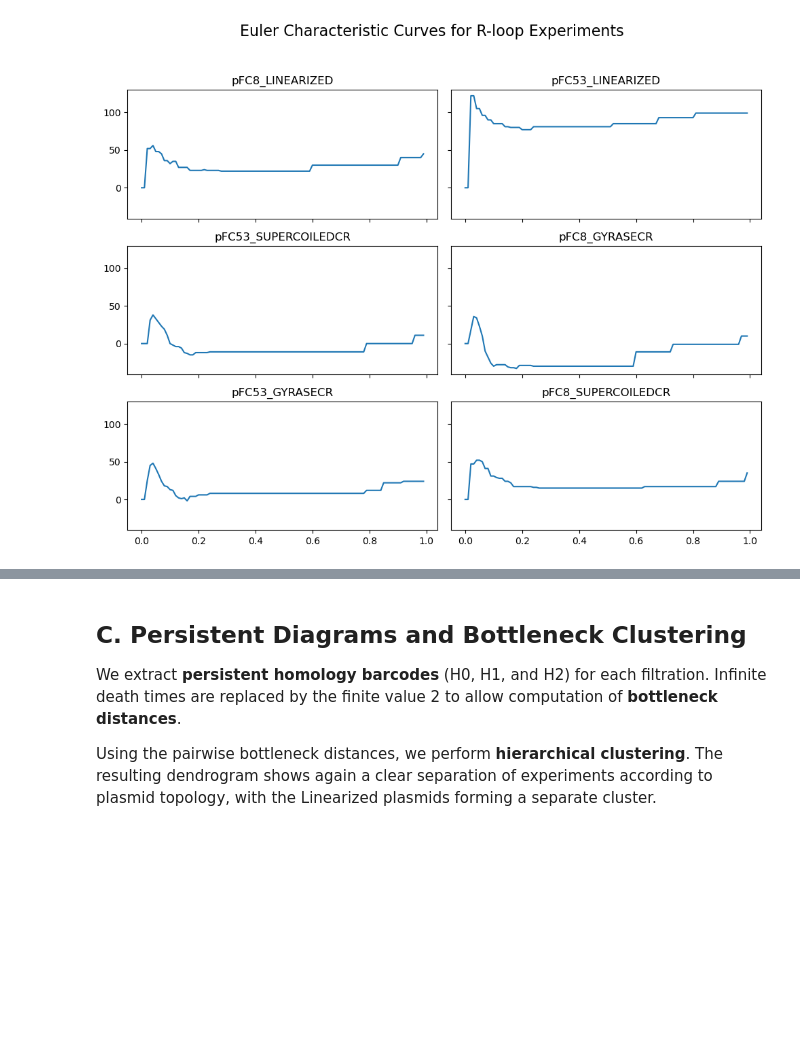
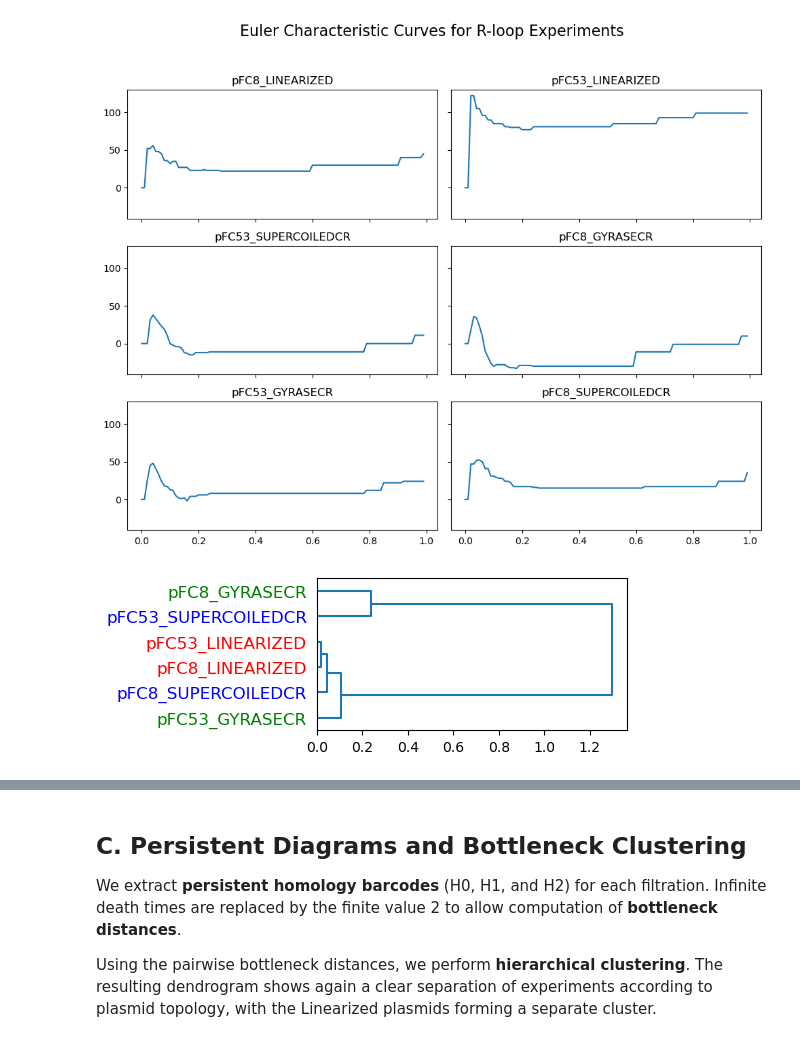
Before and after one commit to USF-DNA-Knot-Math/InDelsTopo, a Jupyter notebook: examples/Example2_Rloops/2_R_Loops_InDelsTopo_Analysis.ipynb, the cells around one changed output, grey strips where cells are left out. Drawn from its saved outputs; the diff is of its cells as text; code cells hidden in the pictures; blank space fills up the shorter version.

```diff
--- a/examples/Example2_Rloops/2_R_Loops_InDelsTopo_Analysis.ipynb
+++ b/examples/Example2_Rloops/2_R_Loops_InDelsTopo_Analysis.ipynb
@@ -85,6 +85,17 @@ We project these curves into **2D using t-SNE**, which shows clustering of exper
 plot_euler_curves(exp_names, euler_curves, title="Euler Characteristic Curves for R-loop Experiments")
 # %% [output]
 [figure]
+# %%
+X = np.array([curve[1] for curve in euler_curves])
+agg = AgglomerativeClustering(metric='cosine', linkage='average',compute_distances=True)
+agg.fit(X)
+
+from utils.utils import get_color
+
+plt.figure(figsize=(4,4))
+plot_dendrogram(agg, labels=exp_names)
+# %% [output]
+[figure, added]
 # %%
 # Plotting t-SNE projection
 # --------------------------
```
Also changed, not shown: parts of 4 cells of this notebook, 7 other files.
